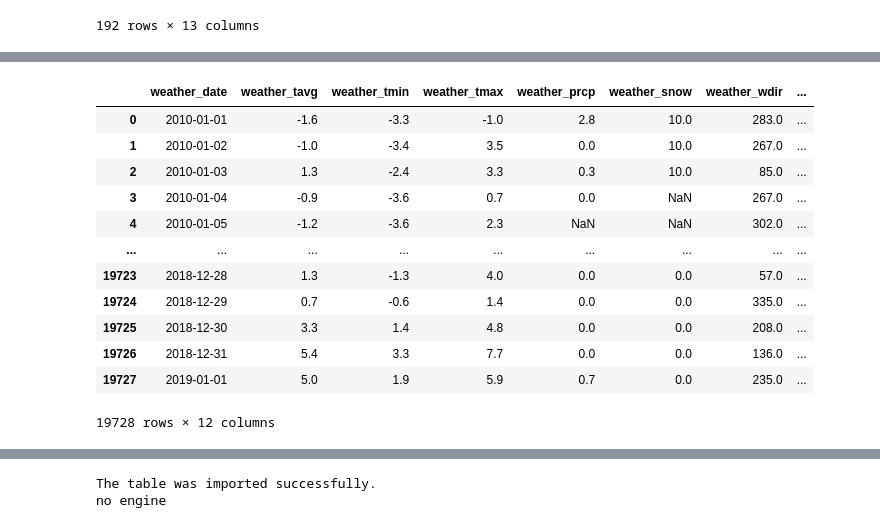
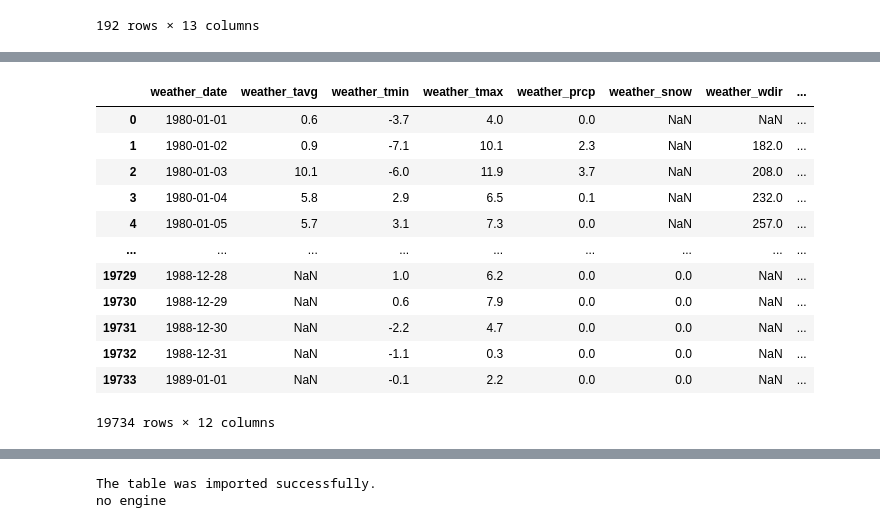
Before and after one commit to ElnazSaeidi/capstone-project-AEJS, a Jupyter notebook: Ella.ipynb, the cells around one changed output, grey strips where cells are left out. Saved outputs shown, nothing was run; the diff lists cells and outputs as text; code cells hidden in the pictures.

```diff
--- a/Ella.ipynb
+++ b/Ella.ipynb
@@ -402,7 +402,7 @@ weather_df = pd.DataFrame([])
 # Loop through all locations
 for station in stations:
     # API call start for open weather
-    querystring = {"station":station,"start":"2010-01-01","end":"2019-01-01"}
+    querystring = {"station":station,"start":"2001-01-01","end":"2010-01-01"}
 
     response = requests.get(url, headers=headers, params=querystring)
     #API call end
@@ -498,47 +498,47 @@ weather_df = pd.DataFrame([])
 
 
 
 # Loop through all locations
 for station in stations:
     # API call start for open weather
-    querystring = {"station":station,"start":"2010-01-01","end":"2019-01-01"}
+    querystring = {"station":station,"start":"1980-01-01","end":"1989-01-01"}
 
     response = requests.get(url, headers=headers, params=querystring)
     #API call end
 
     # time.sleep(1) #uncomment if you run into a query limit
 
     # Decode repsonse with json decoder
     weather_temp = response.json()
 
     # Flatten json response
     weather_temp_df = pd.json_normalize(weather_temp,
                                         sep="_",
                                         record_path="data",
                                         meta=["station"],
                                         record_prefix="weather_",
                                         errors='ignore'
                                         )
     weather_temp_df['station']=station
     # concatenate dataframes
     weather_df = pd.concat([weather_df, weather_temp_df], ignore_index=True)
 
 # Print final dataset weather_df
-weather_df_ir_sw=weather_df
-weather_df_ir_sw.replace(['03969', '03962','03955'], 'Ireland', inplace=True)
-weather_df_ir_sw.replace(['06660', '06700', '06601'], 'Switzerland', inplace=True)
-weather_df_ir_sw
+weather_df_ir_sw_1=weather_df
+weather_df_ir_sw_1.replace(['03969', '03962','03955'], 'Ireland', inplace=True)
+weather_df_ir_sw_1.replace(['06660', '06700', '06601'], 'Switzerland', inplace=True)
+weather_df_ir_sw_1
 # %% [output]
 |  | weather_date | weather_tavg | weather_tmin | weather_tmax | weather_prcp | weather_snow | weather_wdir | ... |
-| 0 | 2010-01-01 | -1.6 | -3.3 | -1.0 | 2.8 | 10.0 | 283.0 | ... |
-| 1 | 2010-01-02 | -1.0 | -3.4 | 3.5 | 0.0 | 10.0 | 267.0 | ... |
-| 2 | 2010-01-03 | 1.3 | -2.4 | 3.3 | 0.3 | 10.0 | 85.0 | ... |
-| 3 | 2010-01-04 | -0.9 | -3.6 | 0.7 | 0.0 | NaN | 267.0 | ... |
-| 4 | 2010-01-05 | -1.2 | -3.6 | 2.3 | NaN | NaN | 302.0 | ... |
+| 0 | 1980-01-01 | 0.6 | -3.7 | 4.0 | 0.0 | NaN | NaN | ... |
+| 1 | 1980-01-02 | 0.9 | -7.1 | 10.1 | 2.3 | NaN | 182.0 | ... |
+| 2 | 1980-01-03 | 10.1 | -6.0 | 11.9 | 3.7 | NaN | 208.0 | ... |
+| 3 | 1980-01-04 | 5.8 | 2.9 | 6.5 | 0.1 | NaN | 232.0 | ... |
+| 4 | 1980-01-05 | 5.7 | 3.1 | 7.3 | 0.0 | NaN | 257.0 | ... |
 | ... | ... | ... | ... | ... | ... | ... | ... | ... |
-| 19723 | 2018-12-28 | 1.3 | -1.3 | 4.0 | 0.0 | 0.0 | 57.0 | ... |
-| 19724 | 2018-12-29 | 0.7 | -0.6 | 1.4 | 0.0 | 0.0 | 335.0 | ... |
-| 19725 | 2018-12-30 | 3.3 | 1.4 | 4.8 | 0.0 | 0.0 | 208.0 | ... |
-| 19726 | 2018-12-31 | 5.4 | 3.3 | 7.7 | 0.0 | 0.0 | 136.0 | ... |
-| 19727 | 2019-01-01 | 5.0 | 1.9 | 5.9 | 0.7 | 0.0 | 235.0 | ... |
+| 19729 | 1988-12-28 | NaN | 1.0 | 6.2 | 0.0 | 0.0 | NaN | ... |
+| 19730 | 1988-12-29 | NaN | 0.6 | 7.9 | 0.0 | 0.0 | NaN | ... |
+| 19731 | 1988-12-30 | NaN | -2.2 | 4.7 | 0.0 | 0.0 | NaN | ... |
+| 19732 | 1988-12-31 | NaN | -1.1 | 0.3 | 0.0 | 0.0 | NaN | ... |
+| 19733 | 1989-01-01 | NaN | -0.1 | 2.2 | 0.0 | 0.0 | NaN | ... |
-19728 rows × 12 columns
+19734 rows × 12 columns
```
Also changed, not shown: parts of 8 cells of this notebook.
